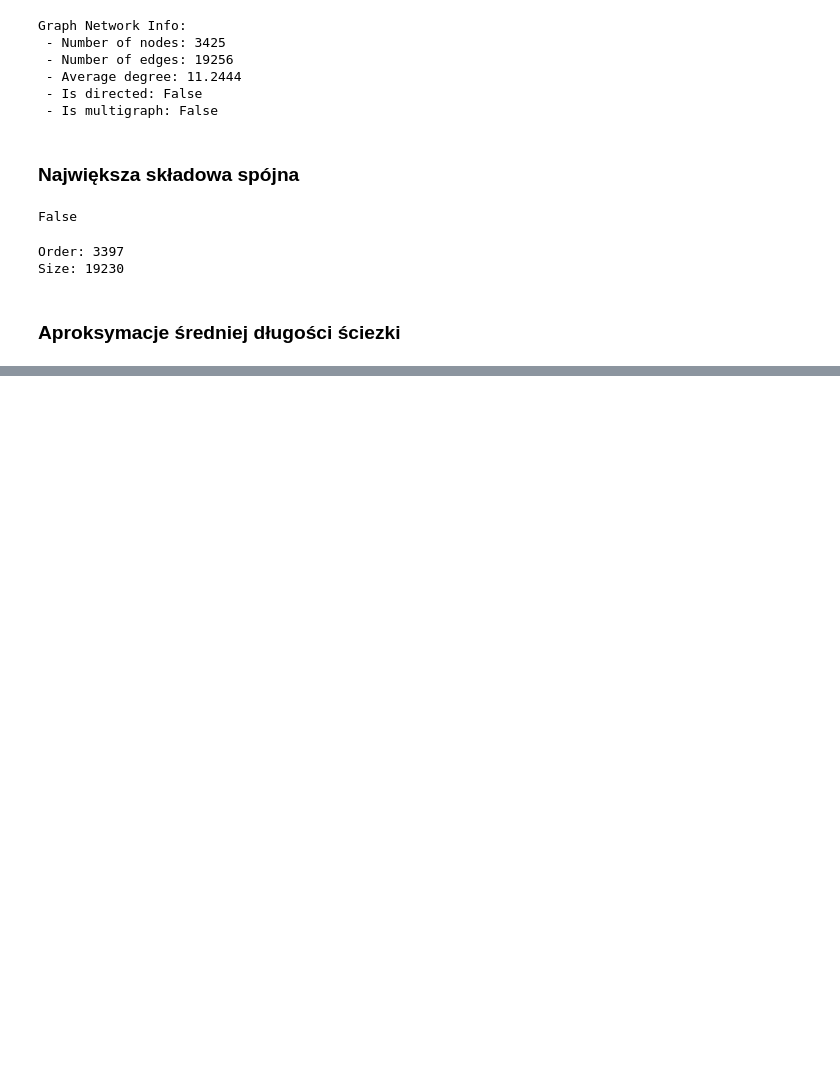
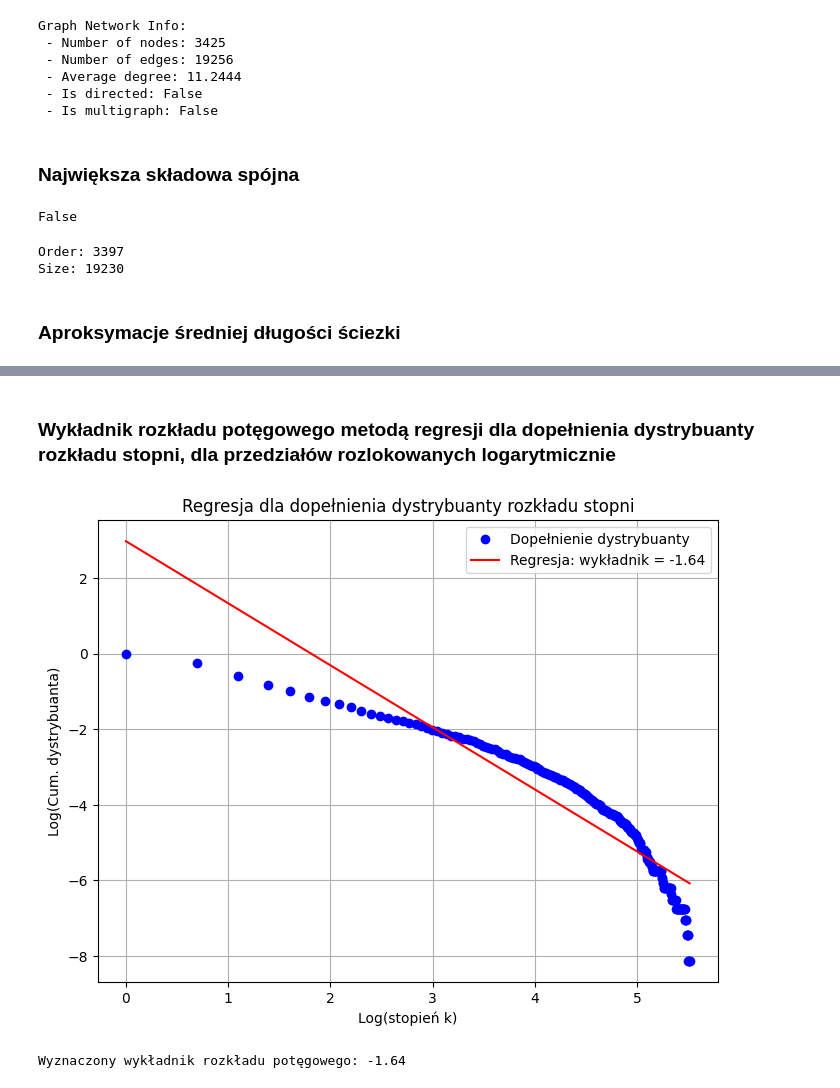
Before and after one commit to Newtoneiro/TASS_sieci_spo-eczne, a Jupyter notebook: projekt_b.ipynb, the cells around one changed output, grey strips where cells are left out. Saved outputs shown, nothing was run; the diff lists cells and outputs as text; code cells hidden in the pictures; blank space fills up the shorter version.

```diff
--- a/projekt_b.ipynb
+++ b/projekt_b.ipynb
@@ -127,0 +148,29 @@ Aproksymacja średniej długości ścieżki (dla 10000 próbek): 4.09
+# %% [markdown]
+### Wykładnik rozkładu potęgowego metodą regresji dla dopełnienia dystrybuanty rozkładu stopni, dla przedziałów rozlokowanych logarytmicznie
+# %%
+degrees = [graph_network.degree(n) for n in graph_network.nodes()]
+
+degree_counts = np.bincount(degrees)
+k_values = np.arange(len(degree_counts))  # stopnie k
+cum_counts = np.cumsum(degree_counts[::-1])[::-1]  # dopełnienie dystrybuanty
+cum_counts_normalized = cum_counts / float(len(degrees))
+
+log_k = np.log(k_values[k_values > 0])  # bez log(0)
+log_cum_counts = np.log(cum_counts_normalized[k_values > 0])
+
+slope, intercept, r_value, p_value, std_err = st.linregress(log_k, log_cum_counts)
+
+plt.figure(figsize=(8, 6))
+plt.plot(log_k, log_cum_counts, 'bo', label="Dopełnienie dystrybuanty")
+plt.plot(log_k, slope * log_k + intercept, 'r-', label=f"Regresja: wykładnik = {slope:.2f}")
+plt.title("Regresja dla dopełnienia dystrybuanty rozkładu stopni")
+plt.xlabel("Log(stopień k)")
+plt.ylabel("Log(Cum. dystrybuanta)")
+plt.legend()
+plt.grid(True)
+plt.show()
+
+print(f"Wyznaczony wykładnik rozkładu potęgowego: {slope:.2f}")
+# %% [output]
+[figure, added]
+Wyznaczony wykładnik rozkładu potęgowego: -1.64
```
Also changed, not shown: parts of 13 cells of this notebook, 1 other file.
